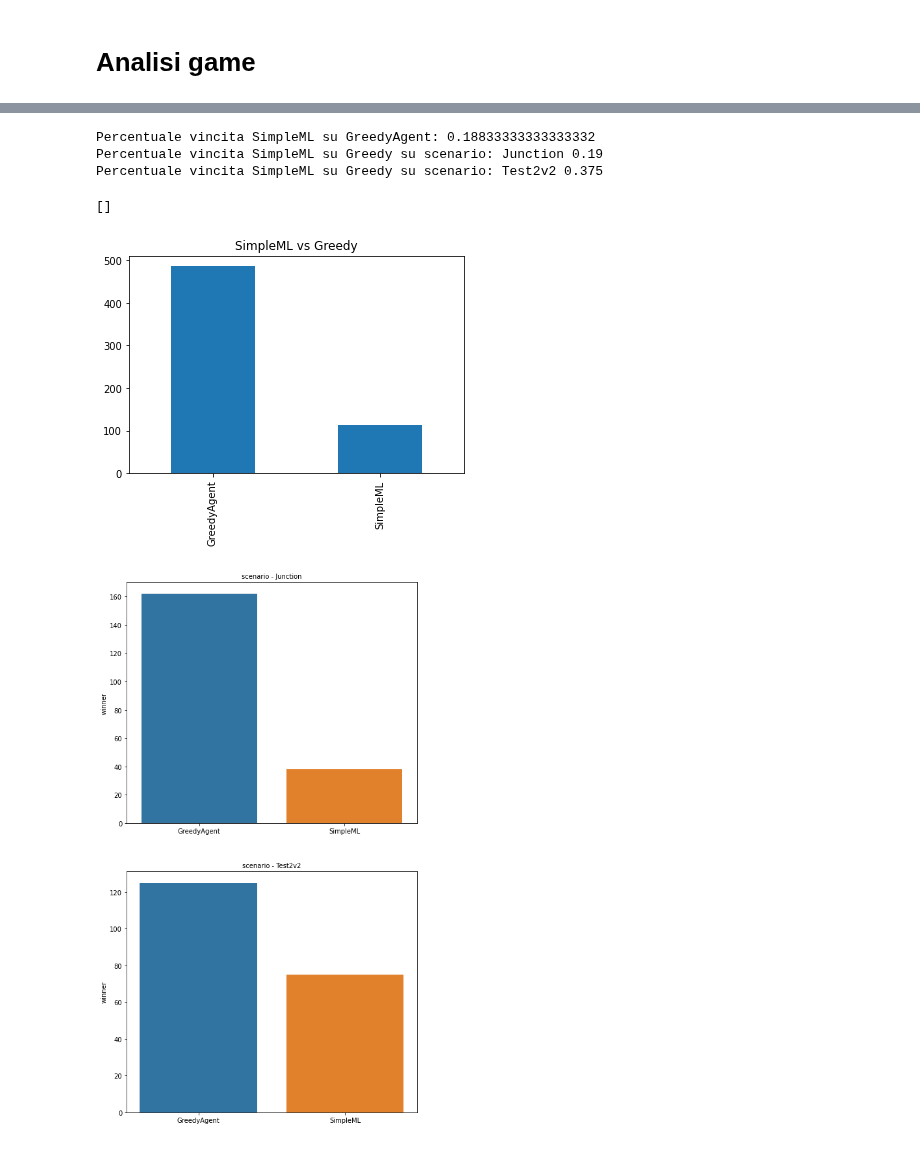
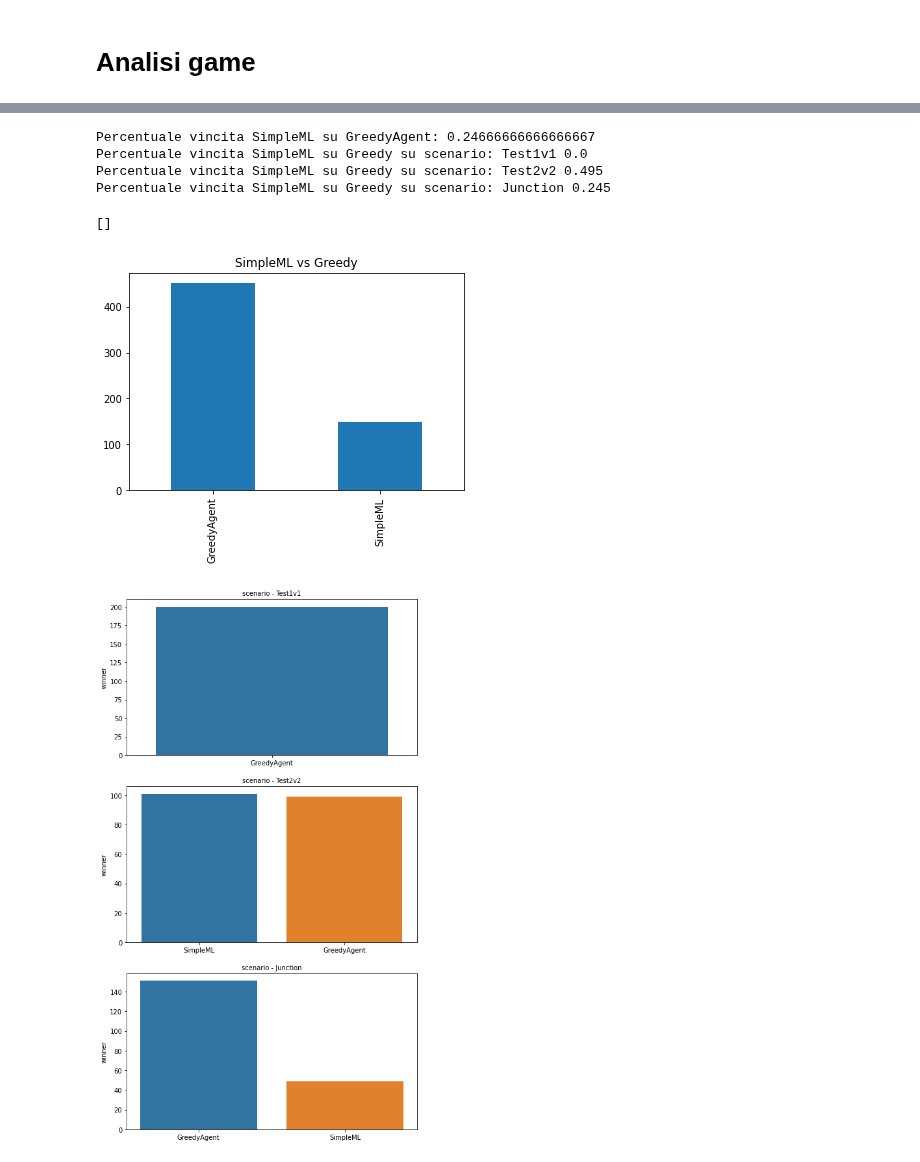
Before and after one commit to IDSIA/NewTechnoWar, a Jupyter notebook: code/Analysis.ipynb, the cells around one changed output, grey strips where cells are left out. Drawn from its saved outputs; the diff is of its cells as text; code cells hidden in the pictures.

```diff
--- a/code/Analysis.ipynb
+++ b/code/Analysis.ipynb
@@ -150,23 +150,25 @@ Percentuale vincita SimpleML su Random su scenario: Junction 0.51
 # %%
 mask=df.loc[((df.teamRed == "GreedyAgent") & (df.teamBlue == "SimpleML")) | ((df.teamRed == "SimpleML") & (df.teamBlue == "GreedyAgent"))]
 mask['winner'].value_counts().plot.bar(title='SimpleML vs Greedy')
 print('Percentuale vincita SimpleML su GreedyAgent:',len(mask[mask['winner']=="SimpleML"])/len(mask))
-departments=['Junction','Test2v2']
+#departments=['Junction','Test2v2']
+departments=mask['scenario'].unique()
 fig, ax = plt.subplots(len(departments), figsize=(8,15))
 for i,name in enumerate(departments):
     dd=mask[(mask.scenario == name)]
     sns.barplot(y=dd['winner'].value_counts(),x=dd['winner'].unique() ,ax=ax[i])
     ax[i].set_title('scenario - {}'.format(name), fontsize=10)
     print('Percentuale vincita SimpleML su Greedy su scenario:',name,len(dd[dd['winner']=="SimpleML"])/len(dd))
 
 plt.plot()
 # %% [output]
-Percentuale vincita SimpleML su GreedyAgent: 0.18833333333333332
-Percentuale vincita SimpleML su Greedy su scenario: Junction 0.19
-Percentuale vincita SimpleML su Greedy su scenario: Test2v2 0.375
+Percentuale vincita SimpleML su GreedyAgent: 0.24666666666666667
+Percentuale vincita SimpleML su Greedy su scenario: Test1v1 0.0
+Percentuale vincita SimpleML su Greedy su scenario: Test2v2 0.495
+Percentuale vincita SimpleML su Greedy su scenario: Junction 0.245
 []
-[figure, old version]
+[figure, new version]
-[figure, old version]
+[figure, new version]
 # %%
 #analisi per colore-> quando è rosso e quando è blu contro random e greedy! metti bene le percentuali
 #spiega un attimo logica dell'agente per Antonucci
```
Also changed, not shown: parts of 8 cells of this notebook.
